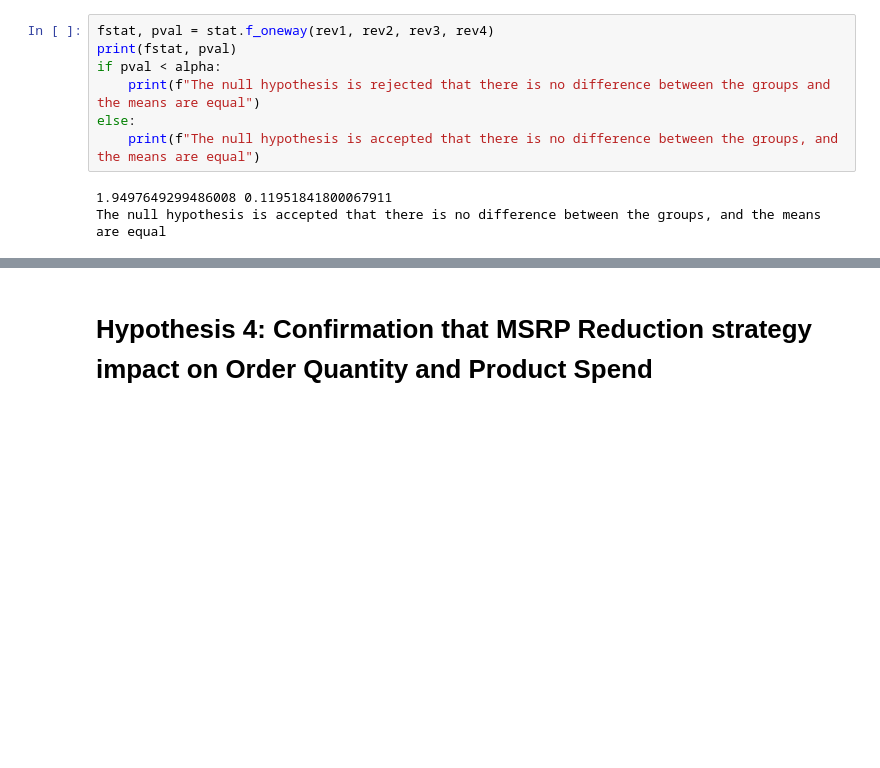
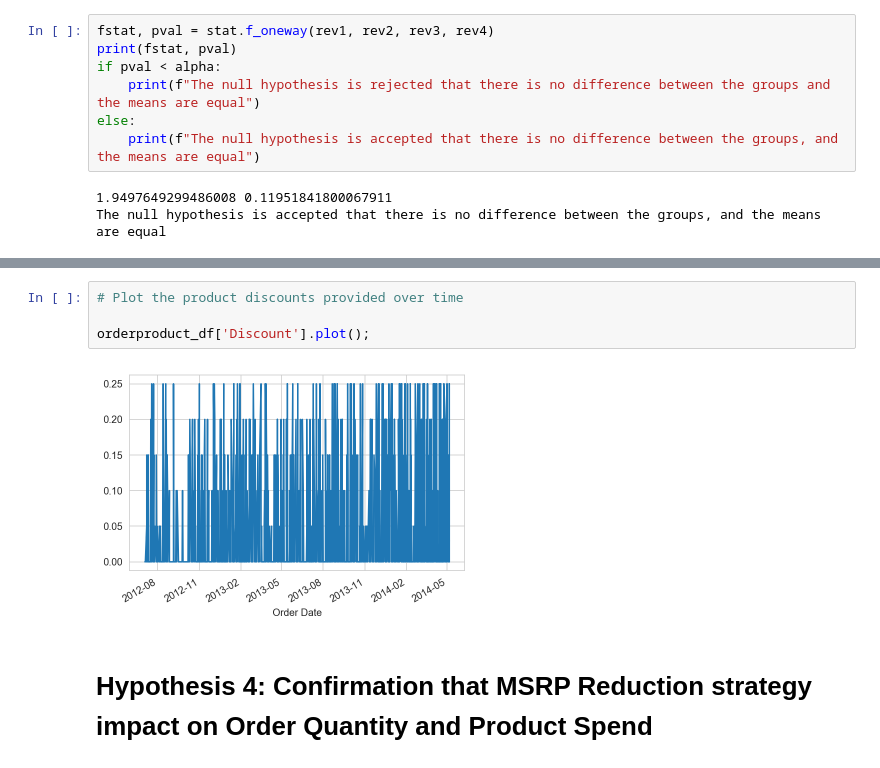
Before and after one commit to sn95033/Northwind-Marketing-Strategies, a Jupyter notebook: Northwind Database Analysis v6.ipynb, the cells around one changed output, grey strips where cells are left out. Saved outputs shown, nothing was run; the diff lists cells and outputs as text; blank space fills up the shorter version.

```diff
--- a/Northwind Database Analysis v5.ipynb
+++ b/Northwind Database Analysis v6.ipynb
@@ -1021,3 +1122,9 @@ The null hypothesis is accepted that there is no difference between the groups,
+# %%
+# Plot the product discounts provided over time
+
+orderproduct_df['Discount'].plot();
+# %% [output]
+[figure, added]
 # %% [markdown]
 #  Hypothesis 4:  Confirmation that MSRP Reduction strategy impact on Order Quantity and Product Spend
 # %%
```
Also changed, not shown: parts of 23 cells of this notebook, 1 other file.
